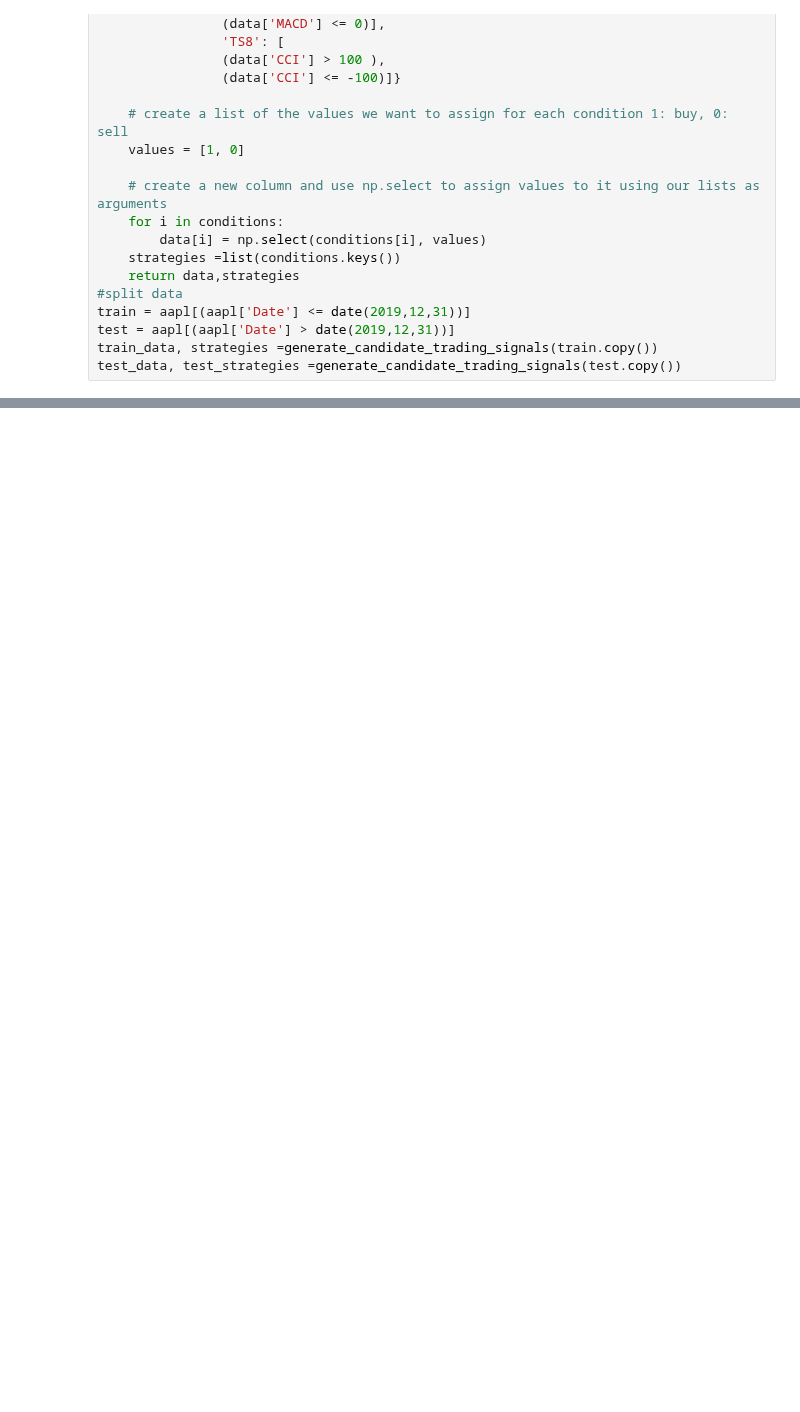
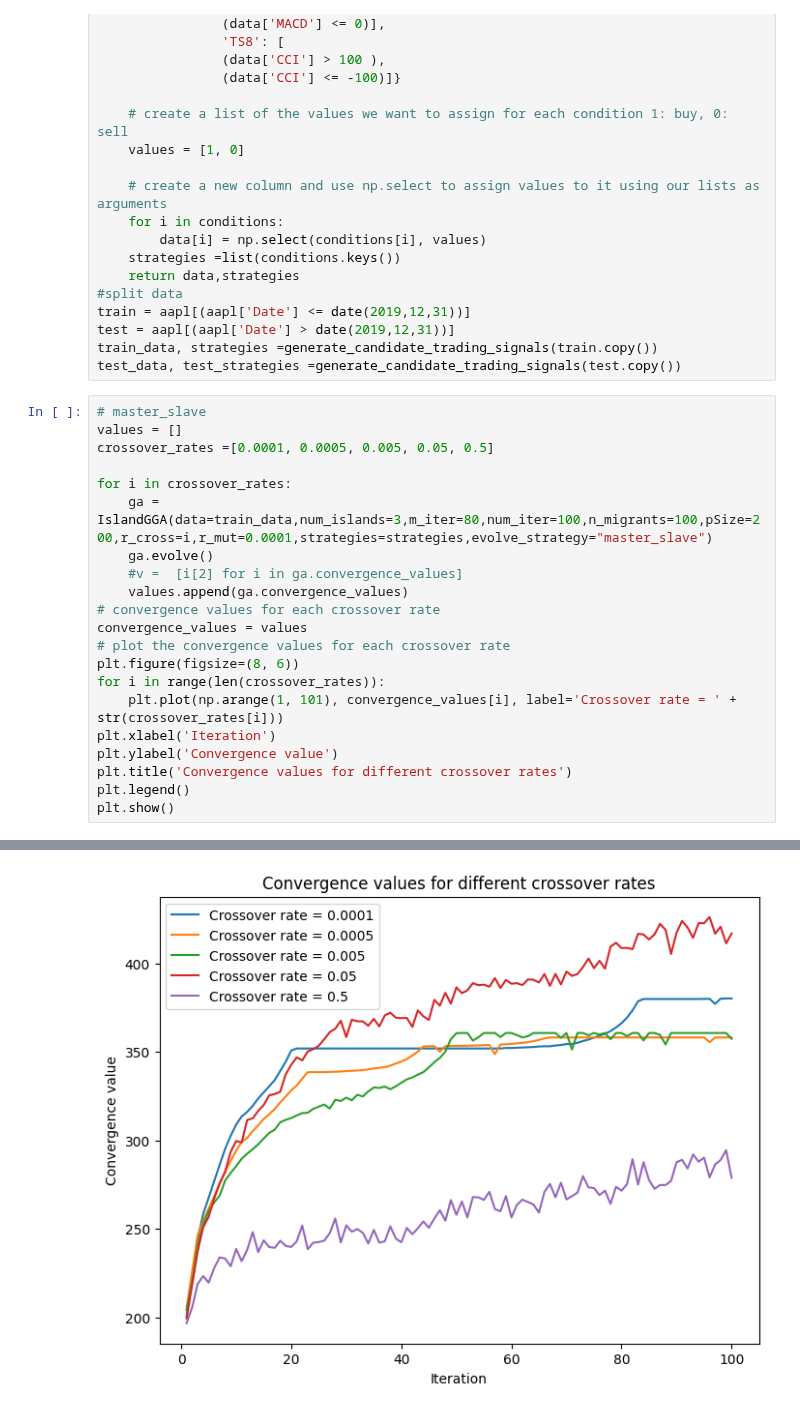
Before and after one commit to Chideme/island_genetic_algrorithm, a Jupyter notebook: crossover_rates.ipynb, the cells around one changed output, grey strips where cells are left out. Drawn from its saved outputs; the diff is of its cells as text; blank space fills up the shorter version.

```diff
--- a/crossover_rates.ipynb
+++ b/crossover_rates.ipynb
@@ -86,3 +86,25 @@ train = aapl[(aapl['Date'] <= date(2019,12,31))]
 test = aapl[(aapl['Date'] > date(2019,12,31))]
 train_data, strategies =generate_candidate_trading_signals(train.copy())
 test_data, test_strategies =generate_candidate_trading_signals(test.copy())
+# %%
+# master_slave
+values = []
+crossover_rates =[0.0001, 0.0005, 0.005, 0.05, 0.5]
+
+for i in crossover_rates:
+    ga = IslandGGA(data=train_data,num_islands=3,m_iter=80,num_iter=100,n_migrants=100,pSize=200,r_cross=i,r_mut=0.0001,strategies=strategies,evolve_strategy="master_slave")
+    ga.evolve()
+    #v =  [i[2] for i in ga.convergence_values]
+    values.append(ga.convergence_values)
+# convergence values for each crossover rate
+convergence_values = values
+# plot the convergence values for each crossover rate
+plt.figure(figsize=(8, 6))
+for i in range(len(crossover_rates)):
+    plt.plot(np.arange(1, 101), convergence_values[i], label='Crossover rate = ' + str(crossover_rates[i]))
+plt.xlabel('Iteration')
+plt.ylabel('Convergence value')
+plt.title('Convergence values for different crossover rates')
+plt.legend()
+plt.show()
+# %% [output]
@@ -88,0 +128 @@ test_data, test_strategies =generate_candidate_trading_signals(test.copy())
+[figure, added]
```
Also changed, not shown: parts of 5 cells of this notebook, 3 other files.
